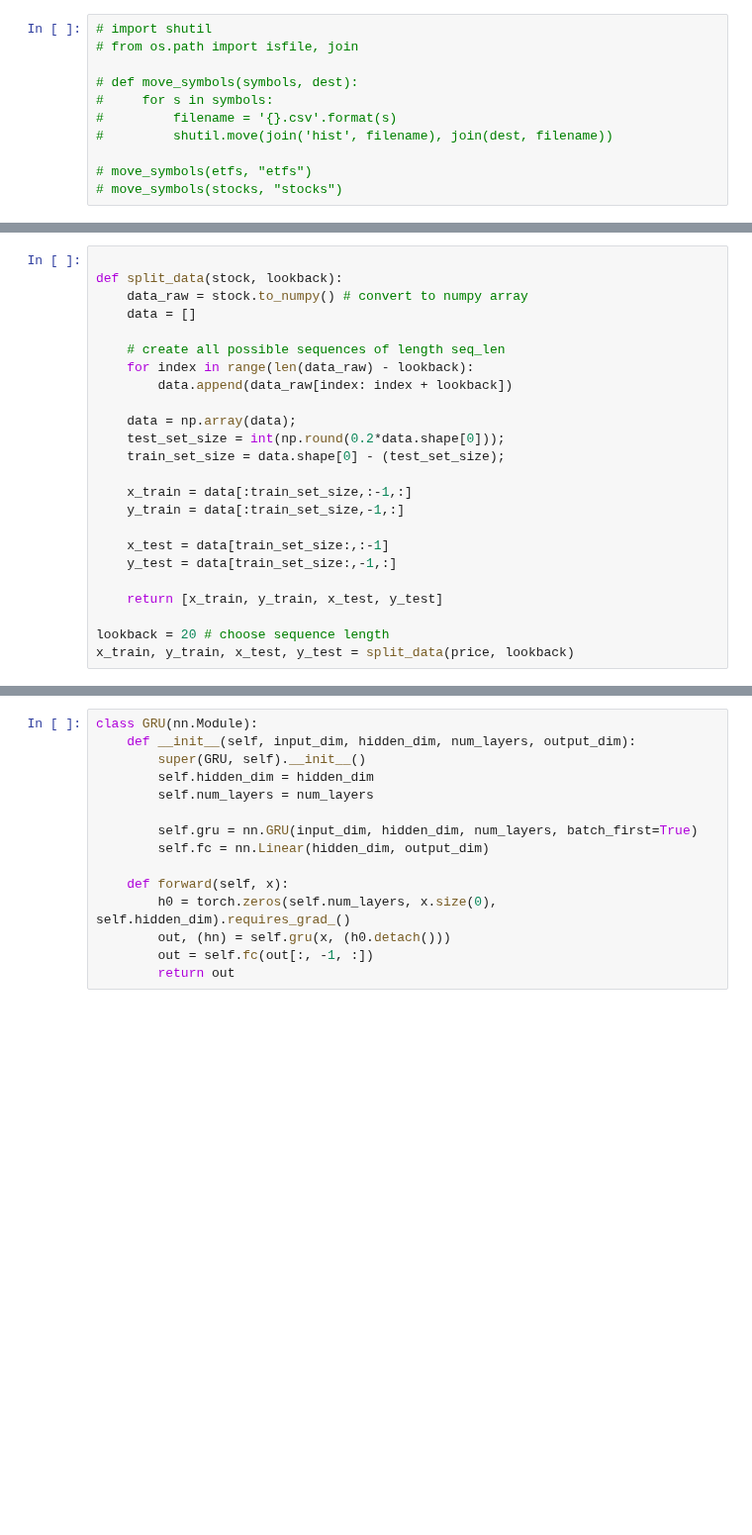
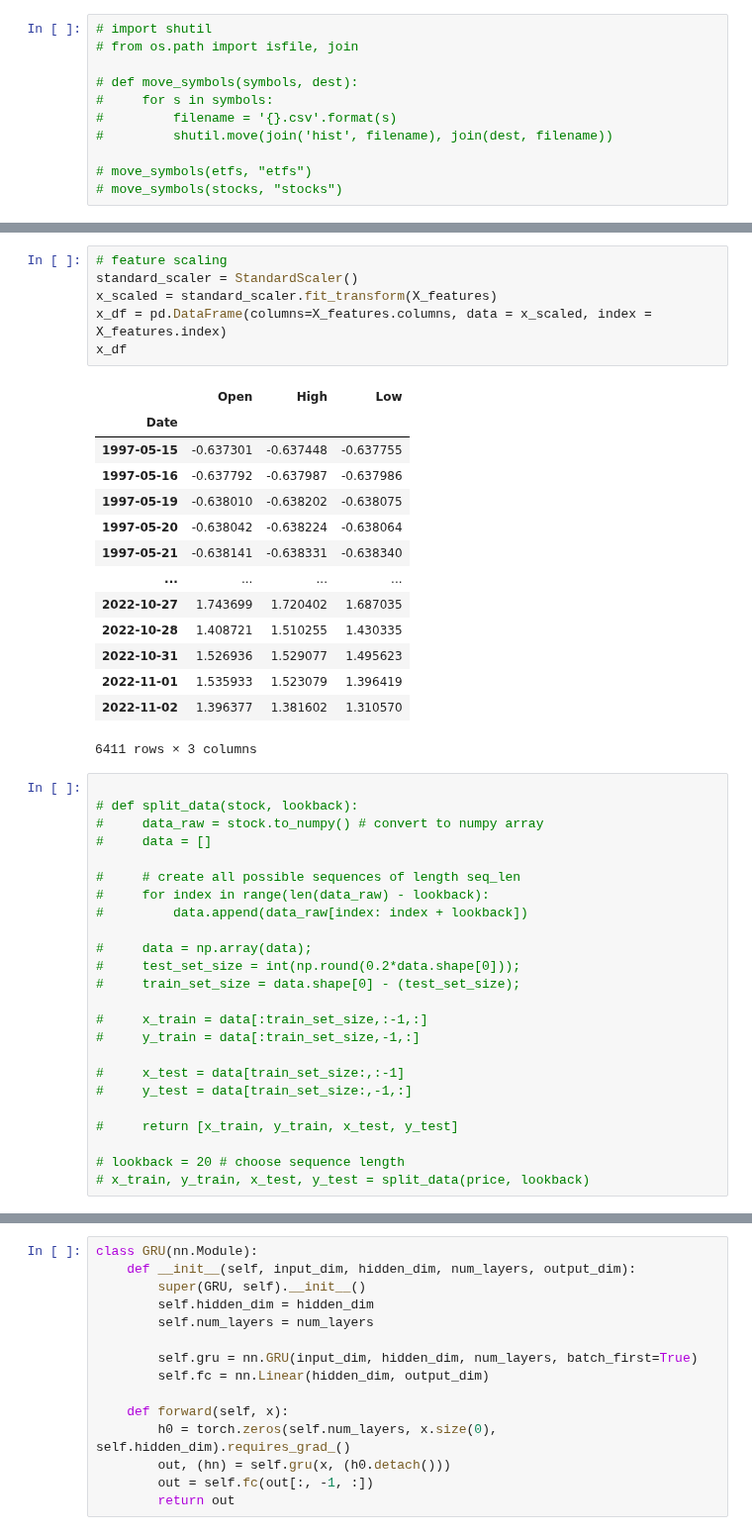
Before and after one commit to poo5zan/deep_learning_fundamentals, a Jupyter notebook: assignment_3/assignment_3.ipynb, the cells around one changed output, grey strips where cells are left out. Shown at 99% size. Cells and saved outputs as stored; diff of their text form; blank space fills up the shorter version.

```diff
--- a/assignment_3/assignment_3.ipynb
+++ b/assignment_3/assignment_3.ipynb
@@ -148,24 +188,45 @@ See the caveats in the documentation: https://pandas.pydata.org/pandas-docs/stab
+# %%
+# feature scaling
+standard_scaler = StandardScaler()
+x_scaled = standard_scaler.fit_transform(X_features)
+x_df = pd.DataFrame(columns=X_features.columns, data = x_scaled, index = X_features.index)
+x_df
+# %% [output]
+|  | Open | High | Low |
+| Date |  |  |  |
+| 1997-05-15 | -0.637301 | -0.637448 | -0.637755 |
+| 1997-05-16 | -0.637792 | -0.637987 | -0.637986 |
+| 1997-05-19 | -0.638010 | -0.638202 | -0.638075 |
+| 1997-05-20 | -0.638042 | -0.638224 | -0.638064 |
+| 1997-05-21 | -0.638141 | -0.638331 | -0.638340 |
+| ... | ... | ... | ... |
+| 2022-10-27 | 1.743699 | 1.720402 | 1.687035 |
+| 2022-10-28 | 1.408721 | 1.510255 | 1.430335 |
+| 2022-10-31 | 1.526936 | 1.529077 | 1.495623 |
+| 2022-11-01 | 1.535933 | 1.523079 | 1.396419 |
+| 2022-11-02 | 1.396377 | 1.381602 | 1.310570 |
+6411 rows × 3 columns
 # %%
 
-def split_data(stock, lookback):
-    data_raw = stock.to_numpy() # convert to numpy array
-    data = []
+# def split_data(stock, lookback):
+#     data_raw = stock.to_numpy() # convert to numpy array
+#     data = []
 
-    # create all possible sequences of length seq_len
-    for index in range(len(data_raw) - lookback):
-        data.append(data_raw[index: index + lookback])
+#     # create all possible sequences of length seq_len
+#     for index in range(len(data_raw) - lookback):
+#         data.append(data_raw[index: index + lookback])
 
-    data = np.array(data);
-    test_set_size = int(np.round(0.2*data.shape[0]));
-    train_set_size = data.shape[0] - (test_set_size);
+#     data = np.array(data);
+#     test_set_size = int(np.round(0.2*data.shape[0]));
+#     train_set_size = data.shape[0] - (test_set_size);
 
-    x_train = data[:train_set_size,:-1,:]
-    y_train = data[:train_set_size,-1,:]
+#     x_train = data[:train_set_size,:-1,:]
+#     y_train = data[:train_set_size,-1,:]
 
-    x_test = data[train_set_size:,:-1]
-    y_test = data[train_set_size:,-1,:]
+#     x_test = data[train_set_size:,:-1]
+#     y_test = data[train_set_size:,-1,:]
 
-    return [x_train, y_train, x_test, y_test]
+#     return [x_train, y_train, x_test, y_test]
 
-lookback = 20 # choose sequence length
-x_train, y_train, x_test, y_test = split_data(price, lookback)
+# lookback = 20 # choose sequence length
+# x_train, y_train, x_test, y_test = split_data(price, lookback)
```
Also changed, not shown: parts of 22 cells of this notebook.
